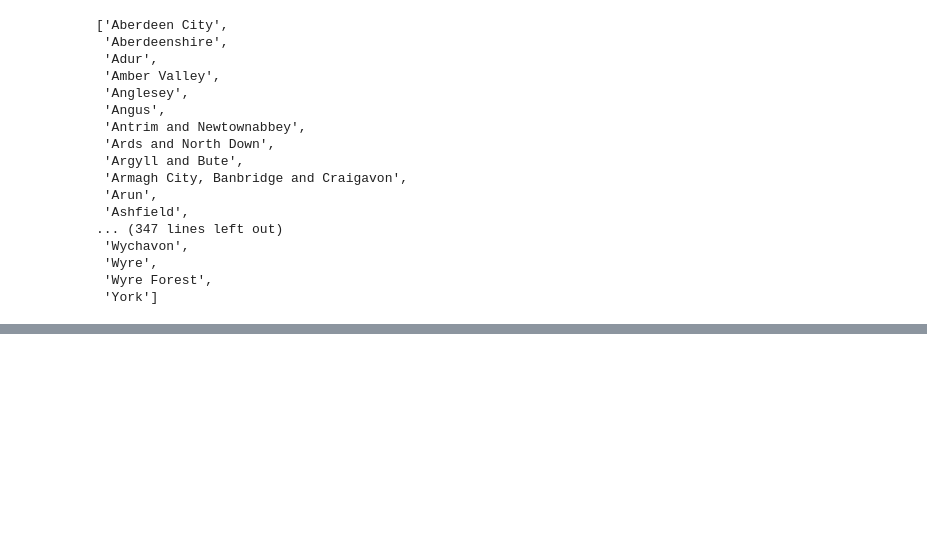
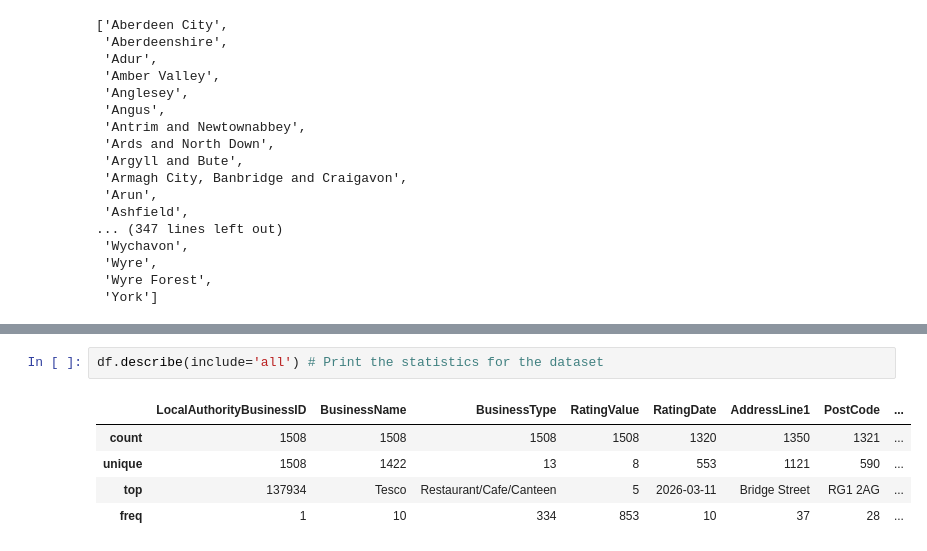
Before and after one commit to danb160/reading_food_hygiene_analysis, a Jupyter notebook: jupyter_notebooks/reading_food_hygiene_prep.ipynb, the cells around one changed output, grey strips where cells are left out. Drawn from its saved outputs; the diff is of its cells as text; blank space fills up the shorter version.

```diff
--- a/jupyter_notebooks/reading_food_hygiene_prep.ipynb
+++ b/jupyter_notebooks/reading_food_hygiene_prep.ipynb
@@ -141,0 +188,8 @@ By filtering the nationwide UK Food Standards Agency raw dataset **(137MB)**, to
+# %%
+df.describe(include='all') # Print the statistics for the dataset
+# %% [output]
+|  | LocalAuthorityBusinessID | BusinessName | BusinessType | RatingValue | RatingDate | AddressLine1 | PostCode | ... |
+| count | 1508 | 1508 | 1508 | 1508 | 1320 | 1350 | 1321 | ... |
+| unique | 1508 | 1422 | 13 | 8 | 553 | 1121 | 590 | ... |
+| top | 137934 | Tesco | Restaurant/Cafe/Canteen | 5 | 2026-03-11 | Bridge Street | RG1 2AG | ... |
+| freq | 1 | 10 | 334 | 853 | 10 | 37 | 28 | ... |
```
Also changed, not shown: parts of 13 cells of this notebook.
